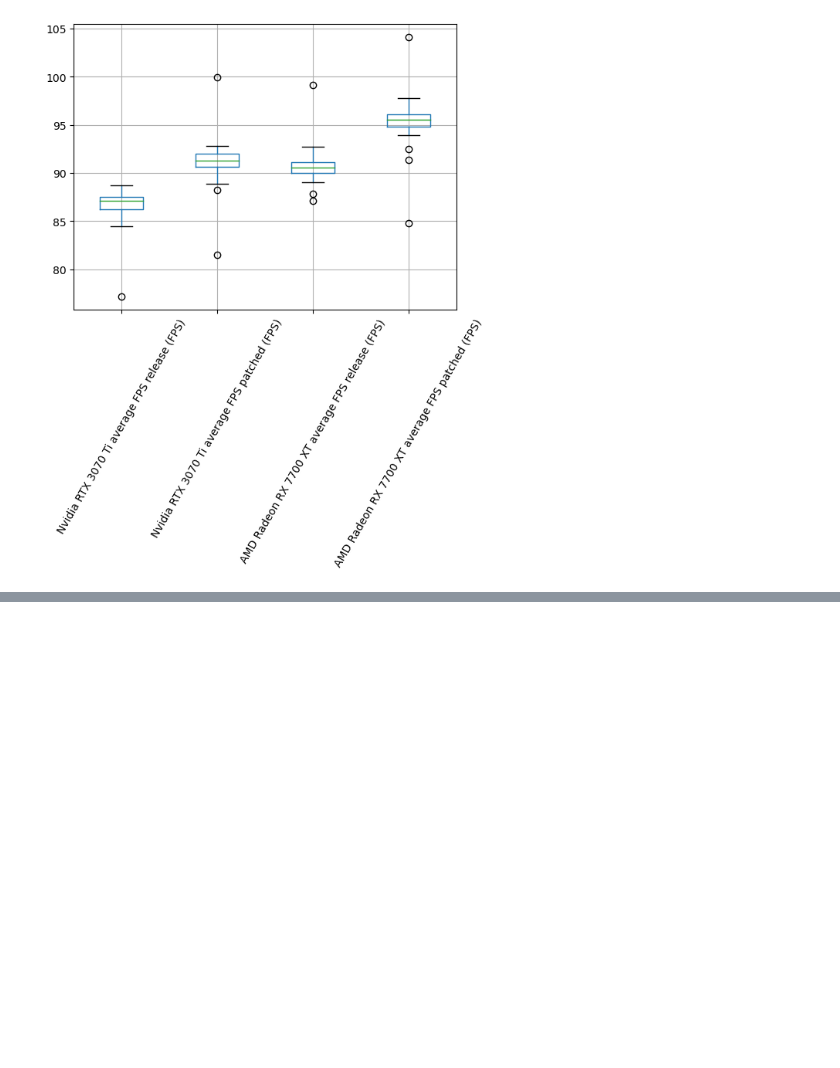
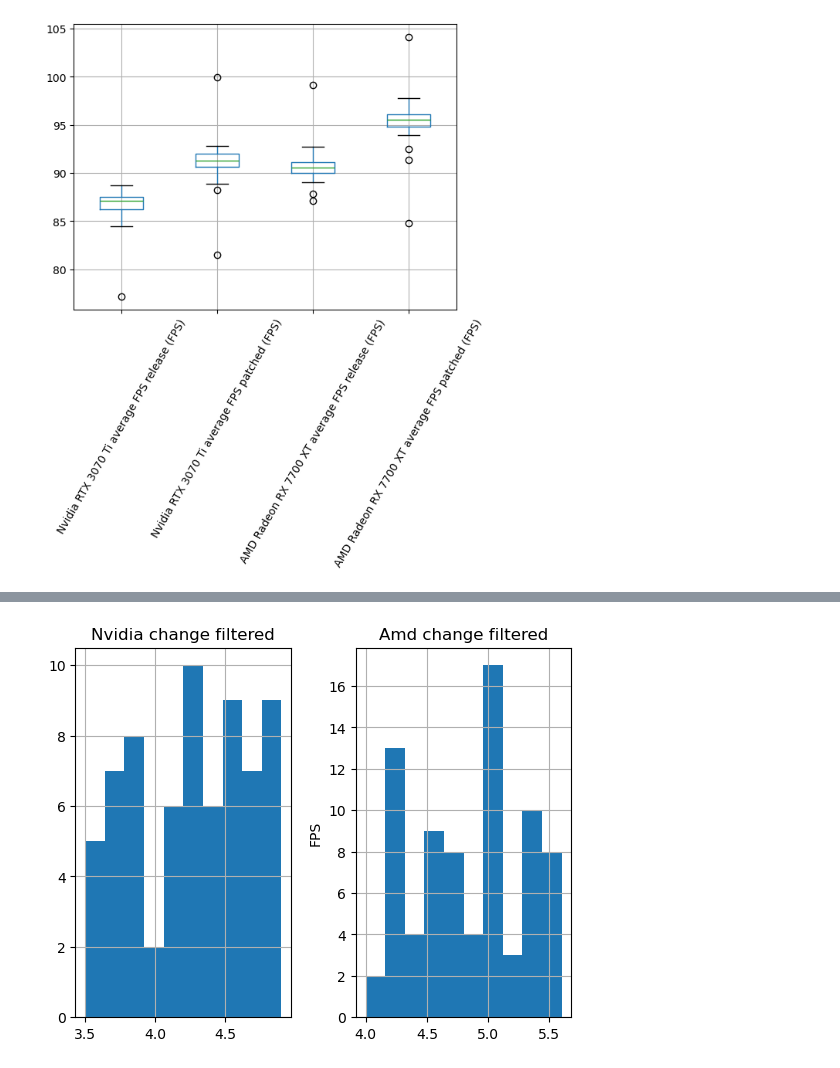
Before and after one commit to BoushiSeikatsu/PS, a Jupyter notebook: first_homework.ipynb, the cells around one changed output, grey strips where cells are left out. Saved outputs shown, nothing was run; the diff lists cells and outputs as text; code cells hidden in the pictures; blank space fills up the shorter version.

```diff
--- a/first_homework.ipynb
+++ b/first_homework.ipynb
@@ -171,0 +360,7 @@ plt.savefig("boxplot.png", bbox_inches="tight")
+# %%
+filteredDf.hist(bins=10)
+plt.ylabel("FPS")
+plt.savefig("histFiltered.png")
+plt.show()
+# %% [output]
+[figure, added]
```
Also changed, not shown: parts of 26 cells of this notebook, 6 other files.
